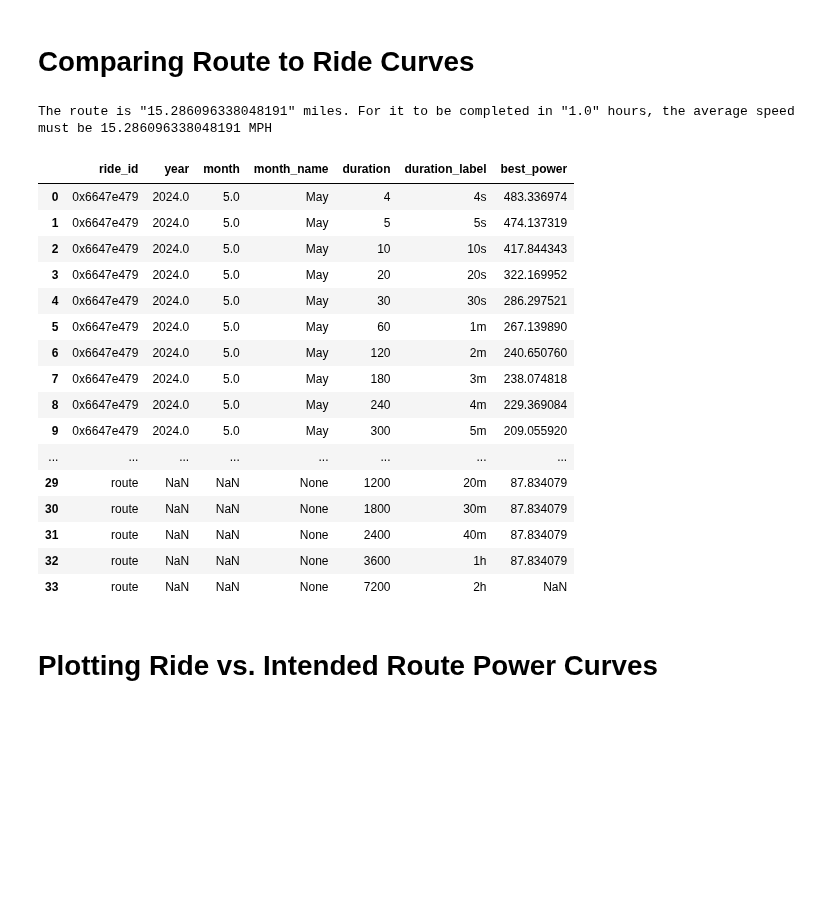
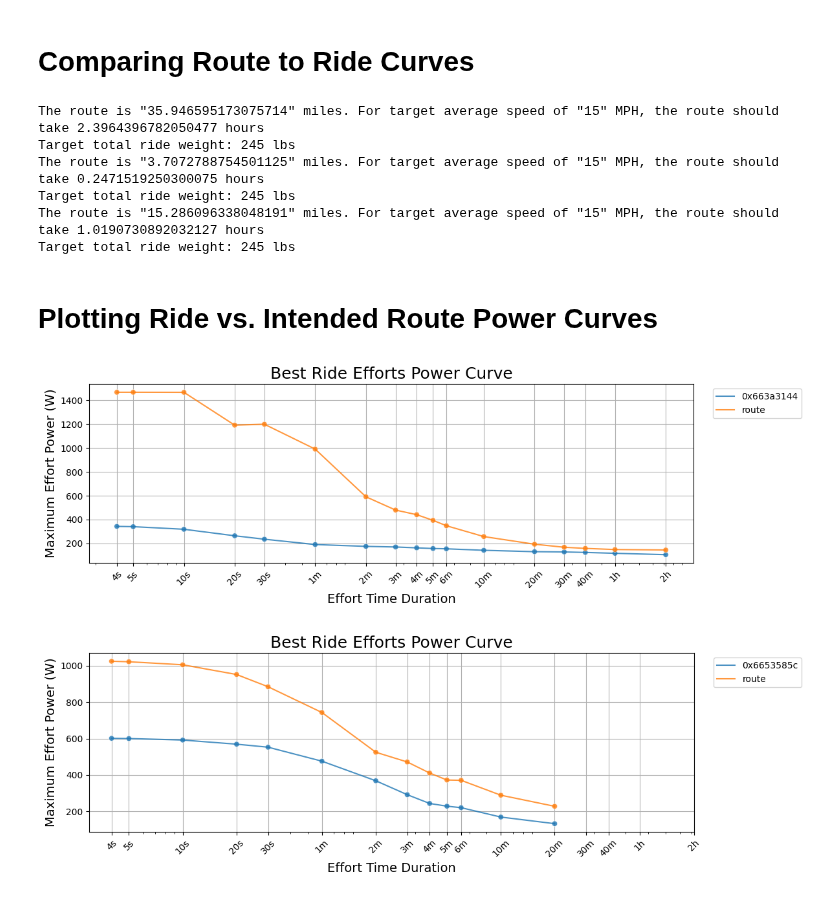
Before and after one commit to ericbauer55/bike-fitness-tracking, a Jupyter notebook: notebooks/1_Post_Enrichment_EDA/3b_route_power_comparison.ipynb, the cells around one changed output. Cells and saved outputs as stored; diff of their text form; code cells hidden in the pictures; blank space fills up the shorter version.

Commit message:
finished cleaning up code to generate route target power cyurves and compare them to rides

```diff
--- a/notebooks/1_Post_Enrichment_EDA/3b_route_power_comparison.ipynb
+++ b/notebooks/1_Post_Enrichment_EDA/3b_route_power_comparison.ipynb
@@ -251,41 +258,29 @@ class RidePowerCurve:
 # %% [markdown]
 # Comparing Route to Ride Curves
 # %%
-RIDE_ID = '0x6647e479'
-rpc = RidePowerCurve(df_summary=df_summary24, ride_id=RIDE_ID, ride_data_path=CSV_DATA)
+RIDE_1 = '0x663a3144'
+RIDE_2 = '0x6653585c'
+RIDE_3 = '0x6647e479'
+rpc = RidePowerCurve(df_summary=df_summary24, ride_id=RIDE_1, ride_data_path=CSV_DATA)
+df_compare_ride1 = rpc.generate_hypothetical_route_power_curve(target_avg_speed_mph=15)
+
+rpc = RidePowerCurve(df_summary=df_summary24, ride_id=RIDE_2, ride_data_path=CSV_DATA)
+df_compare_ride2 = rpc.generate_hypothetical_route_power_curve(target_avg_speed_mph=15)
+
+rpc = RidePowerCurve(df_summary=df_summary24, ride_id=RIDE_3, ride_data_path=CSV_DATA)
+df_compare_ride3 = rpc.generate_hypothetical_route_power_curve(target_avg_speed_mph=15)
+# %% [output]
+The route is "35.946595173075714" miles. For target average speed of "15" MPH, the route should take 2.3964396782050477 hours
+Target total ride weight: 245 lbs
+The route is "3.7072788754501125" miles. For target average speed of "15" MPH, the route should take 0.2471519250300075 hours
+Target total ride weight: 245 lbs
+The route is "15.286096338048191" miles. For target average speed of "15" MPH, the route should take 1.0190730892032127 hours
+Target total ride weight: 245 lbs
-# %%
-df_compare = rpc.generate_hypothetical_route_power_curve(target_completion_time_minutes=60)
-# %% [output]
-The route is "15.286096338048191" miles. For it to be completed in "1.0" hours, the average speed must be 15.286096338048191 MPH
-# %%
-df_compare
-# %% [output]
-|  | ride_id | year | month | month_name | duration | duration_label | best_power |
-| 0 | 0x6647e479 | 2024.0 | 5.0 | May | 4 | 4s | 483.336974 |
-| 1 | 0x6647e479 | 2024.0 | 5.0 | May | 5 | 5s | 474.137319 |
-| 2 | 0x6647e479 | 2024.0 | 5.0 | May | 10 | 10s | 417.844343 |
-| 3 | 0x6647e479 | 2024.0 | 5.0 | May | 20 | 20s | 322.169952 |
-| 4 | 0x6647e479 | 2024.0 | 5.0 | May | 30 | 30s | 286.297521 |
-| 5 | 0x6647e479 | 2024.0 | 5.0 | May | 60 | 1m | 267.139890 |
-| 6 | 0x6647e479 | 2024.0 | 5.0 | May | 120 | 2m | 240.650760 |
-| 7 | 0x6647e479 | 2024.0 | 5.0 | May | 180 | 3m | 238.074818 |
-| 8 | 0x6647e479 | 2024.0 | 5.0 | May | 240 | 4m | 229.369084 |
-| 9 | 0x6647e479 | 2024.0 | 5.0 | May | 300 | 5m | 209.055920 |
-| ... | ... | ... | ... | ... | ... | ... | ... |
-| 29 | route | NaN | NaN | None | 1200 | 20m | 87.834079 |
-| 30 | route | NaN | NaN | None | 1800 | 30m | 87.834079 |
-| 31 | route | NaN | NaN | None | 2400 | 40m | 87.834079 |
-| 32 | route | NaN | NaN | None | 3600 | 1h | 87.834079 |
-| 33 | route | NaN | NaN | None | 7200 | 2h | NaN |
 # %% [markdown]
 # Plotting Ride vs. Intended Route Power Curves
 # %%
 def get_top_cyclists_power_curve() -> pd.DataFrame:
-    power_cols = ['best_power_4s', 'best_power_5s','best_power_10s', 'best_power_20s', 'best_power_30s', 'best_power_1m',
-                    'best_power_2m', 'best_power_3m', 'best_power_4m', 'best_power_5m',
-                    'best_power_6m', 'best_power_10m', 'best_power_20m', 'best_power_30m',
-                    'best_power_40m', 'best_power_1h', 'best_power_2h']
-    power_col_map = get_power_column_mapping(power_cols)
+    power_col_map = RidePowerCurve.power_column_mapping()
     # top 1% of cyclists, ref: https://www.cyclinganalytics.com/blog/2018/06/how-does-your-cycling-power-output-compare
     top_cyclist_powers = {'best_power_4s':1650, 'best_power_5s':1500,'best_power_10s':1375, 'best_power_20s':1200, 'best_power_30s':1000, 'best_power_1m':775,
                         'best_power_2m':600, 'best_power_3m':560, 'best_power_4m':535, 'best_power_5m':510,
@@ -334,11 +329,8 @@ def plot_summary_power_curves(df_pwrs:pd.DataFrame, figsize:tuple=(12,4), color_
         _ = ax.set_xscale('log')
     else:
         _ = ax.set_xscale('function', functions=(forward,inverse))
-    power_cols = ['best_power_4s', 'best_power_5s','best_power_10s', 'best_power_20s', 'best_power_30s', 'best_power_1m',
-                'best_power_2m', 'best_power_3m', 'best_power_4m', 'best_power_5m',
-                'best_power_6m', 'best_power_10m', 'best_power_20m', 'best_power_30m',
-                'best_power_40m', 'best_power_1h','best_power_2h']
-    power_col_map = get_power_column_mapping(power_cols)
+
+    power_col_map = RidePowerCurve.power_column_mapping()
     _ = plt.xticks(ticks=[col['duration'] for col in power_col_map.values()],
                    labels=[col['label'] for col in power_col_map.values()], rotation=45)
     _ = plt.grid()
@@ -351,4 +343,10 @@ def plot_summary_power_curves(df_pwrs:pd.DataFrame, figsize:tuple=(12,4), color_
     if ylims is not None:
         _ = plt.ylim(ylims)
 # %%
-plot_summary_power_curves(df_compare, show_best_cyclist_curve=False, show_ride_id_labels=True, alpha=0.8)
+plot_summary_power_curves(df_compare_ride1, show_best_cyclist_curve=False, show_ride_id_labels=True, alpha=0.8)
+# %% [output]
+[figure, added]
+# %%
+plot_summary_power_curves(df_compare_ride2, show_best_cyclist_curve=False, show_ride_id_labels=True, alpha=0.8)
+# %% [output]
+[figure, added]
```
Also changed, not shown: parts of 2 cells of this notebook.
